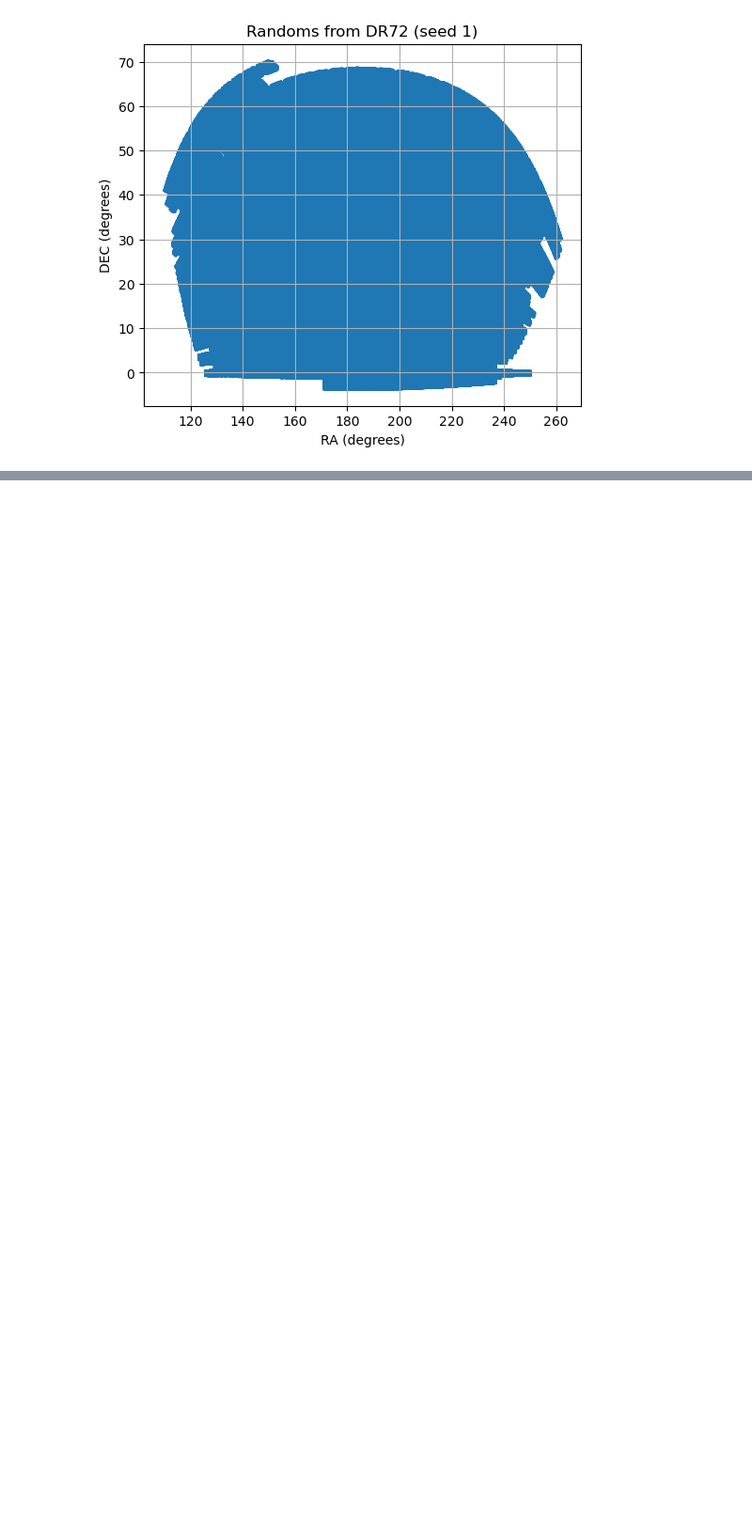
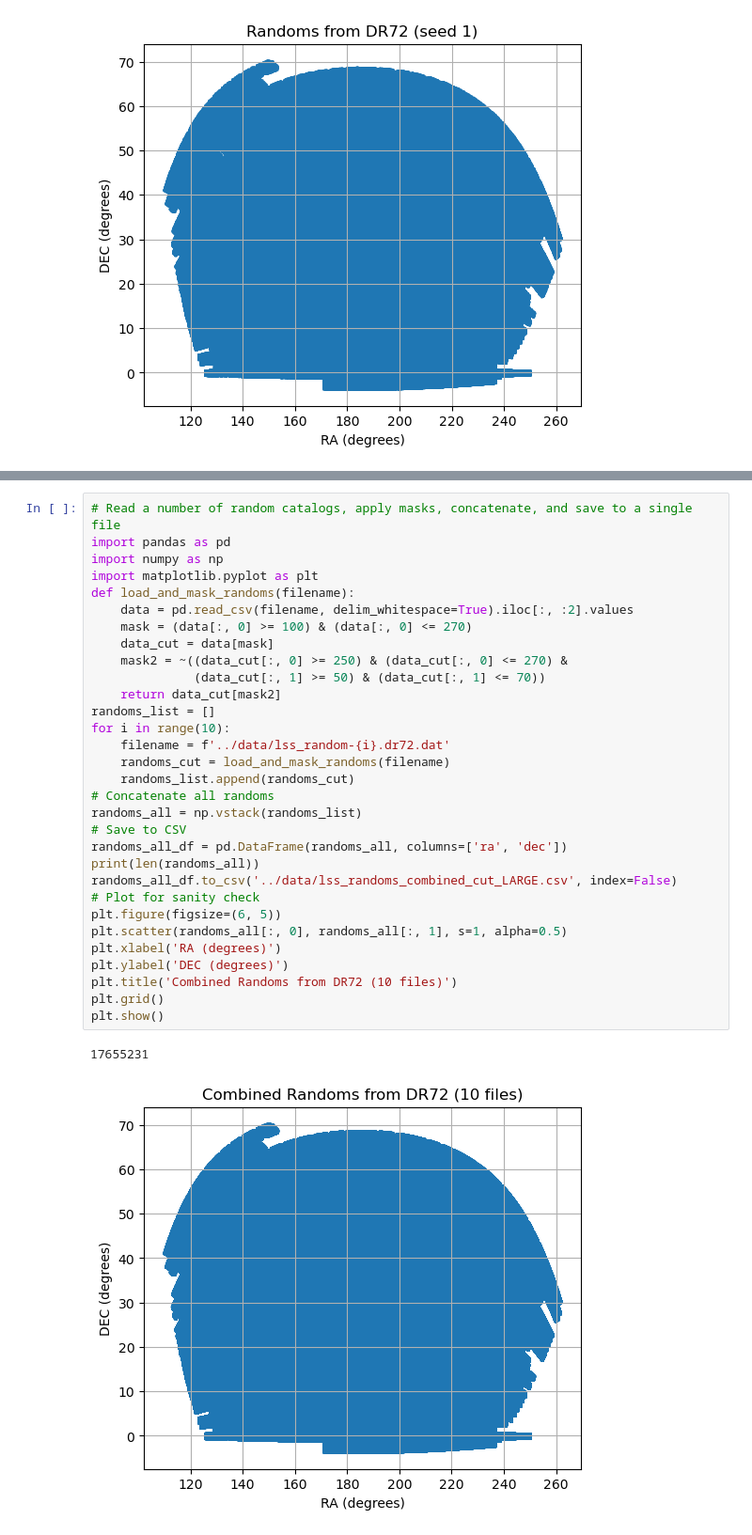
Before and after one commit to FedeDavilaKurban/filbao, a Jupyter notebook: randoms_download.ipynb, the cells around one changed output, grey strips where cells are left out. Shown at 94% size. Saved outputs shown, nothing was run; the diff lists cells and outputs as text; blank space fills up the shorter version.

```diff
--- a/randoms_download.ipynb
+++ b/randoms_download.ipynb
@@ -143 +154,35 @@ plt.show()
 [figure]
+# %%
+# Read a number of random catalogs, apply masks, concatenate, and save to a single file
+import pandas as pd
+import numpy as np
+import matplotlib.pyplot as plt
+def load_and_mask_randoms(filename):
+    data = pd.read_csv(filename, delim_whitespace=True).iloc[:, :2].values
+    mask = (data[:, 0] >= 100) & (data[:, 0] <= 270)
+    data_cut = data[mask]
+    mask2 = ~((data_cut[:, 0] >= 250) & (data_cut[:, 0] <= 270) &
+              (data_cut[:, 1] >= 50) & (data_cut[:, 1] <= 70))
+    return data_cut[mask2]
+randoms_list = []
+for i in range(10):
+    filename = f'../data/lss_random-{i}.dr72.dat'
+    randoms_cut = load_and_mask_randoms(filename)
+    randoms_list.append(randoms_cut)
+# Concatenate all randoms
+randoms_all = np.vstack(randoms_list)
+# Save to CSV
+randoms_all_df = pd.DataFrame(randoms_all, columns=['ra', 'dec'])
+print(len(randoms_all))
+randoms_all_df.to_csv('../data/lss_randoms_combined_cut_LARGE.csv', index=False)
+# Plot for sanity check
+plt.figure(figsize=(6, 5))
+plt.scatter(randoms_all[:, 0], randoms_all[:, 1], s=1, alpha=0.5)
+plt.xlabel('RA (degrees)')
+plt.ylabel('DEC (degrees)')
+plt.title('Combined Randoms from DR72 (10 files)')
+plt.grid()
+plt.show()
+# %% [output]
+17655231
+[figure, added]
```
Also changed, not shown: parts of 2 cells of this notebook, 47 other files.
